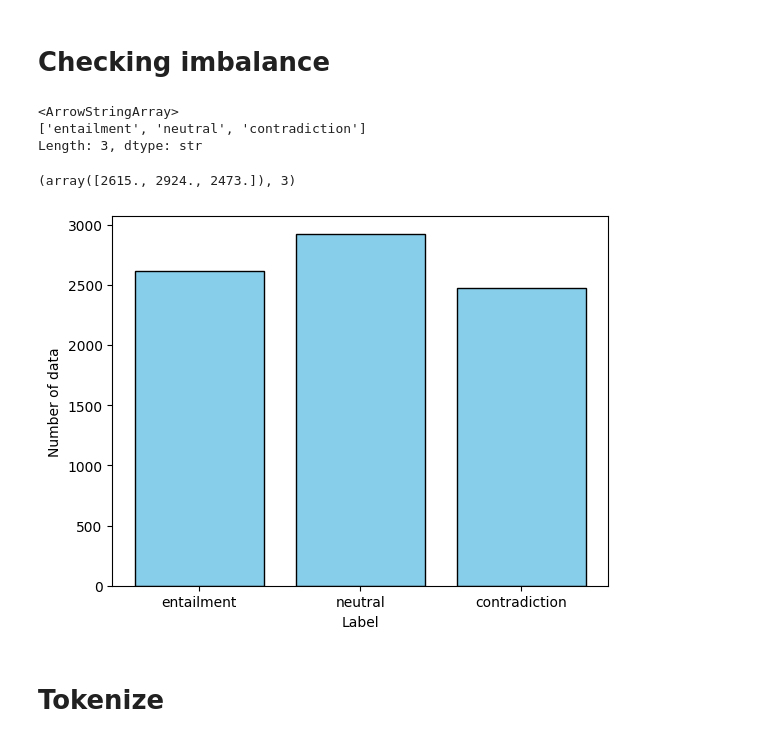
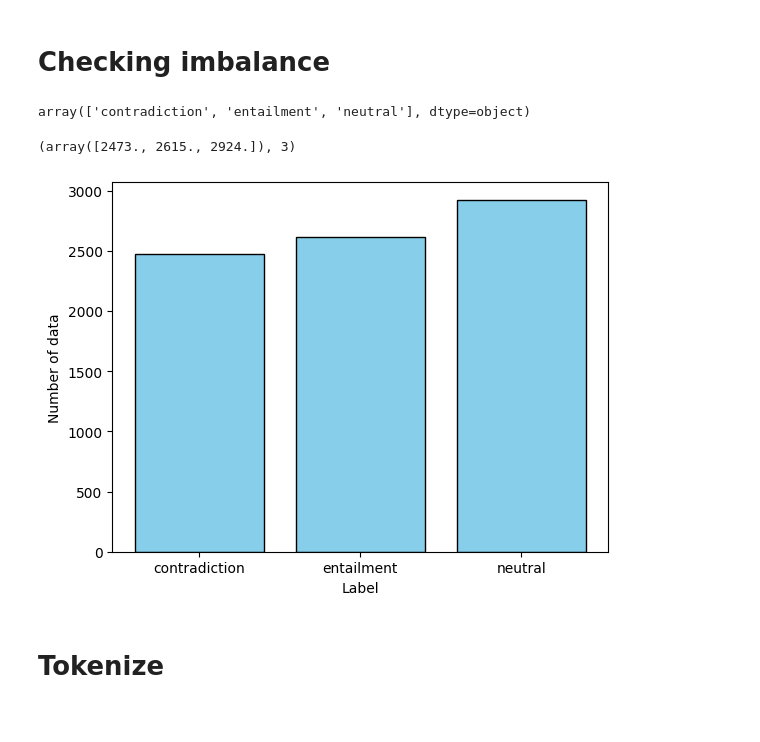
Before and after one commit to bqa100507-spec/NLI-Vietnamese-PhoBERT, a Jupyter notebook: notebook/eda.ipynb, the cells around one changed output. Drawn from its saved outputs; the diff is of its cells as text; code cells hidden in the pictures.

```diff
--- a/notebook/eda.ipynb
+++ b/notebook/eda.ipynb
@@ -34,25 +35,23 @@ df_train[:5]
 # %% [markdown]
 # Checking imbalance
 # %%
-df_train["label"].unique()
+np.sort(df_train["label"].unique())
 # %% [output]
-<ArrowStringArray>
-['entailment', 'neutral', 'contradiction']
-Length: 3, dtype: str
+array(['contradiction', 'entailment', 'neutral'], dtype=object)
 # %%
-count_label = np.zeros(len(df_train["label"].unique()))
-for i, x in enumerate(df_train["label"].unique()) :
+count_label = np.zeros(len(np.sort(df_train["label"].unique())))
+for i, x in enumerate(np.sort(df_train["label"].unique())) :
     count_label[i] = df_train["label"].value_counts()[x]
 count_label, len(count_label)
 # %% [output]
-(array([2615., 2924., 2473.]), 3)
+(array([2473., 2615., 2924.]), 3)
 # %%
-plt.bar(df_train["label"].unique(), count_label, color="skyblue", edgecolor='black')
+plt.bar(np.sort(df_train["label"].unique()), count_label, color="skyblue", edgecolor='black')
 plt.xlabel("Label")
 plt.ylabel("Number of data")
 plt.show()
 # %% [output]
-[figure, old version]
+[figure, new version]
 # %% [markdown]
 # Tokenize
 # %%
```
Also changed, not shown: parts of 2 cells of this notebook, 8 other files.
